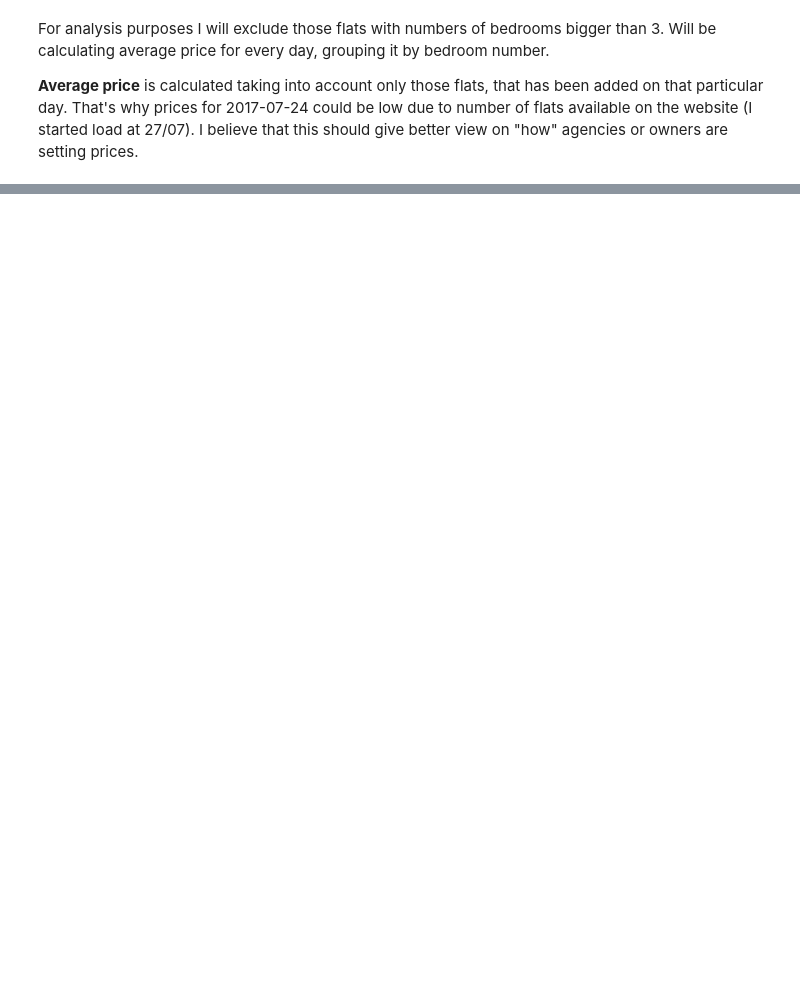
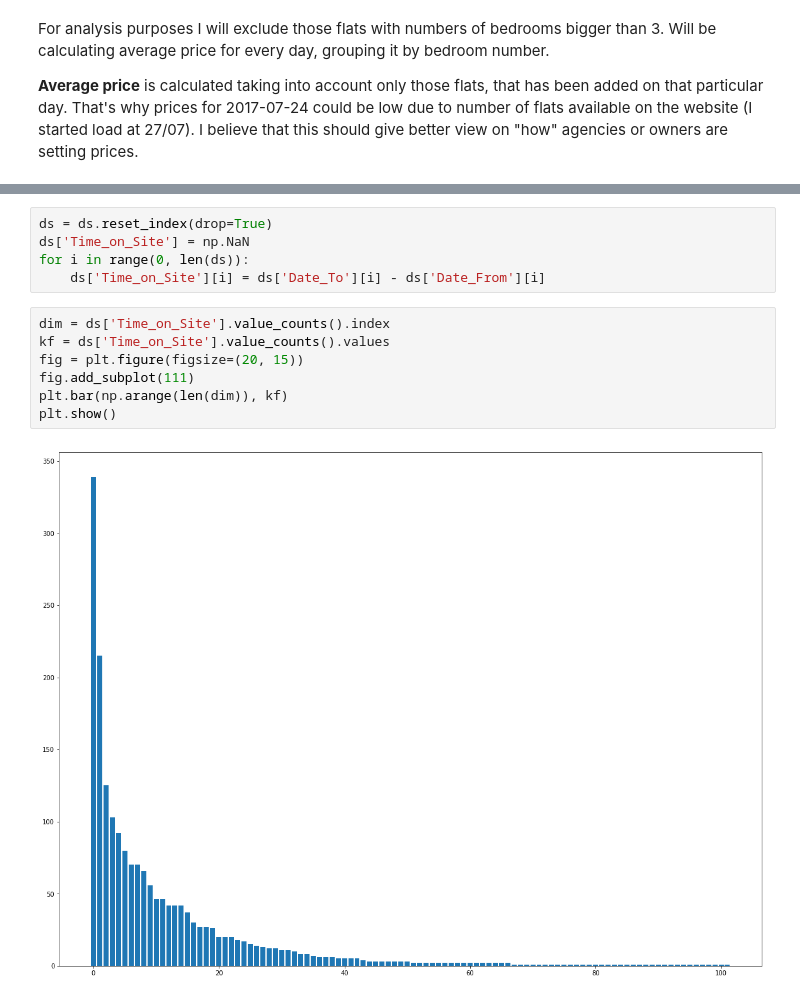
Before and after one commit to miskamvedebel/Flat-Rent-Prices-In-Palma, a Jupyter notebook: Flats.ipynb, the cells around one changed output, grey strips where cells are left out. Cells and saved outputs as stored; diff of their text form; blank space fills up the shorter version.

```diff
--- a/Flats.ipynb
+++ b/Flats.ipynb
@@ -91,0 +150,14 @@ As next steps:
+# %%
+ds = ds.reset_index(drop=True)
+ds['Time_on_Site'] = np.NaN
+for i in range(0, len(ds)):
+    ds['Time_on_Site'][i] = ds['Date_To'][i] - ds['Date_From'][i]
+# %%
+dim = ds['Time_on_Site'].value_counts().index
+kf = ds['Time_on_Site'].value_counts().values
+fig = plt.figure(figsize=(20, 15))
+fig.add_subplot(111)
+plt.bar(np.arange(len(dim)), kf)
+plt.show()
+# %% [output]
+[figure, added]
```
Also changed, not shown: parts of 21 cells of this notebook.
